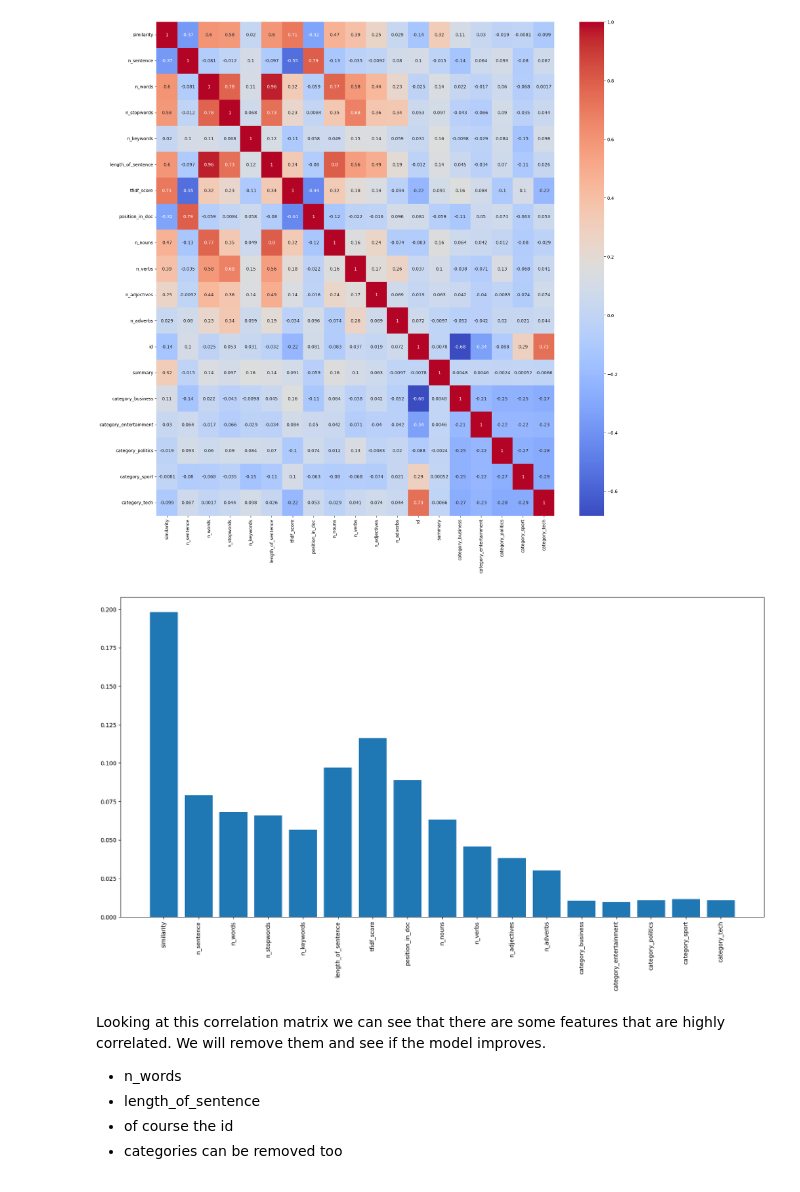
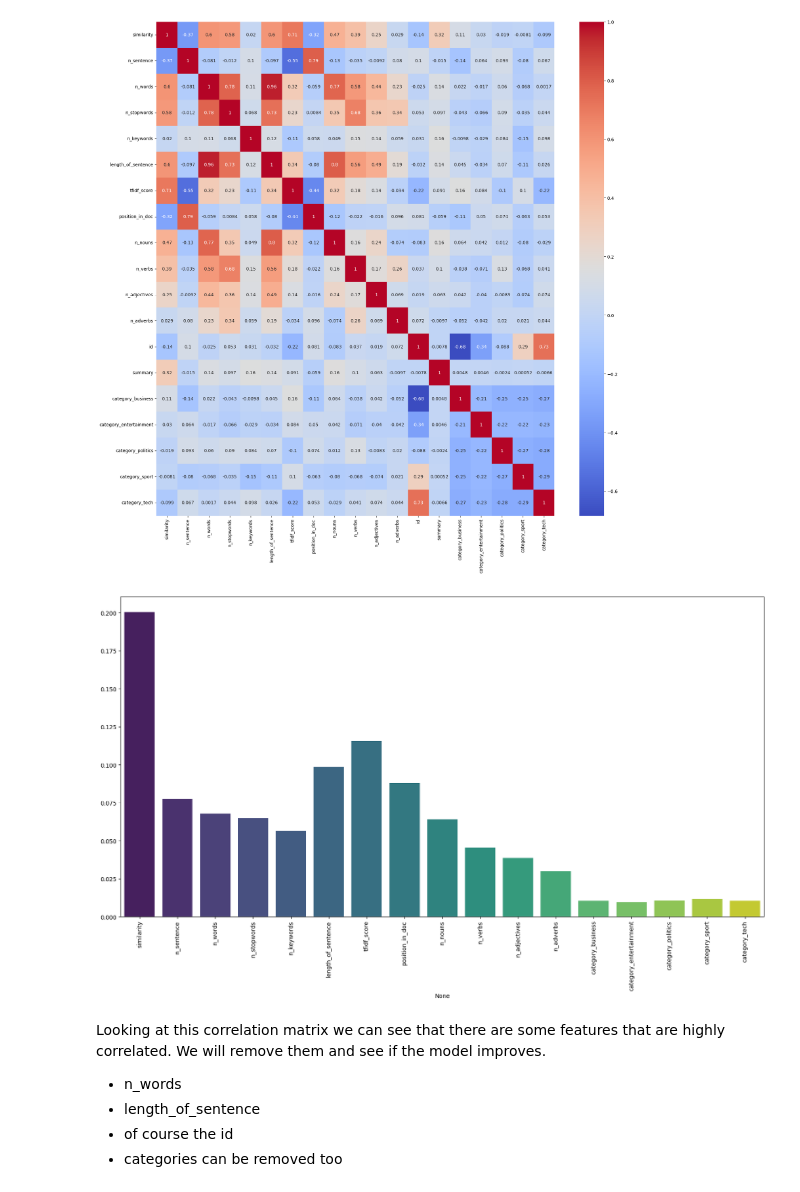
Before and after one commit to danieleavolio/Information-Processing-and-Retrieval, a Jupyter notebook: Project2/Code/G08_P2_notebook.ipynb, the cells around one changed output. Cells and saved outputs as stored; diff of their text form; code cells hidden in the pictures.

```diff
--- a/Project2/Code/G08_P2_notebook.ipynb
+++ b/Project2/Code/G08_P2_notebook.ipynb
@@ -710,7 +709,7 @@ The features will be used to `train` a model, and then `predict` the sentences t
 def get_similarity(sentence: str, doc: str):
     vectorizer = TfidfVectorizer()
 
-    X = vectorizer.fit_transform(nltk.sent_tokenize(doc))
+    vectorizer.fit_transform(nltk.sent_tokenize(doc))
 
     sentence_vector = vectorizer.transform([sentence])
     doc_vector = vectorizer.transform([doc])
@@ -958,20 +950,16 @@ plt.show()
 # %% [output]
 [figure]
 # %%
-# Feature importance using the model
-
+import seaborn as sns
 model = models["RandomForest"]
-
-# take the feature importance
 importances = model.feature_importances_
 
-# plot
 plt.figure(figsize=(20, 10))
-plt.bar(X.columns, importances)
+sns.barplot(x=X.columns, y=importances, palette="viridis")
 plt.xticks(rotation=90)
 plt.show()
 # %% [output]
-[figure, old version]
+[figure, new version]
 # %% [markdown]
 Looking at this correlation matrix we can see that there are some features that are highly correlated. We will remove them and see if the model improves.
 
```
Also changed, not shown: parts of 12 cells of this notebook.
